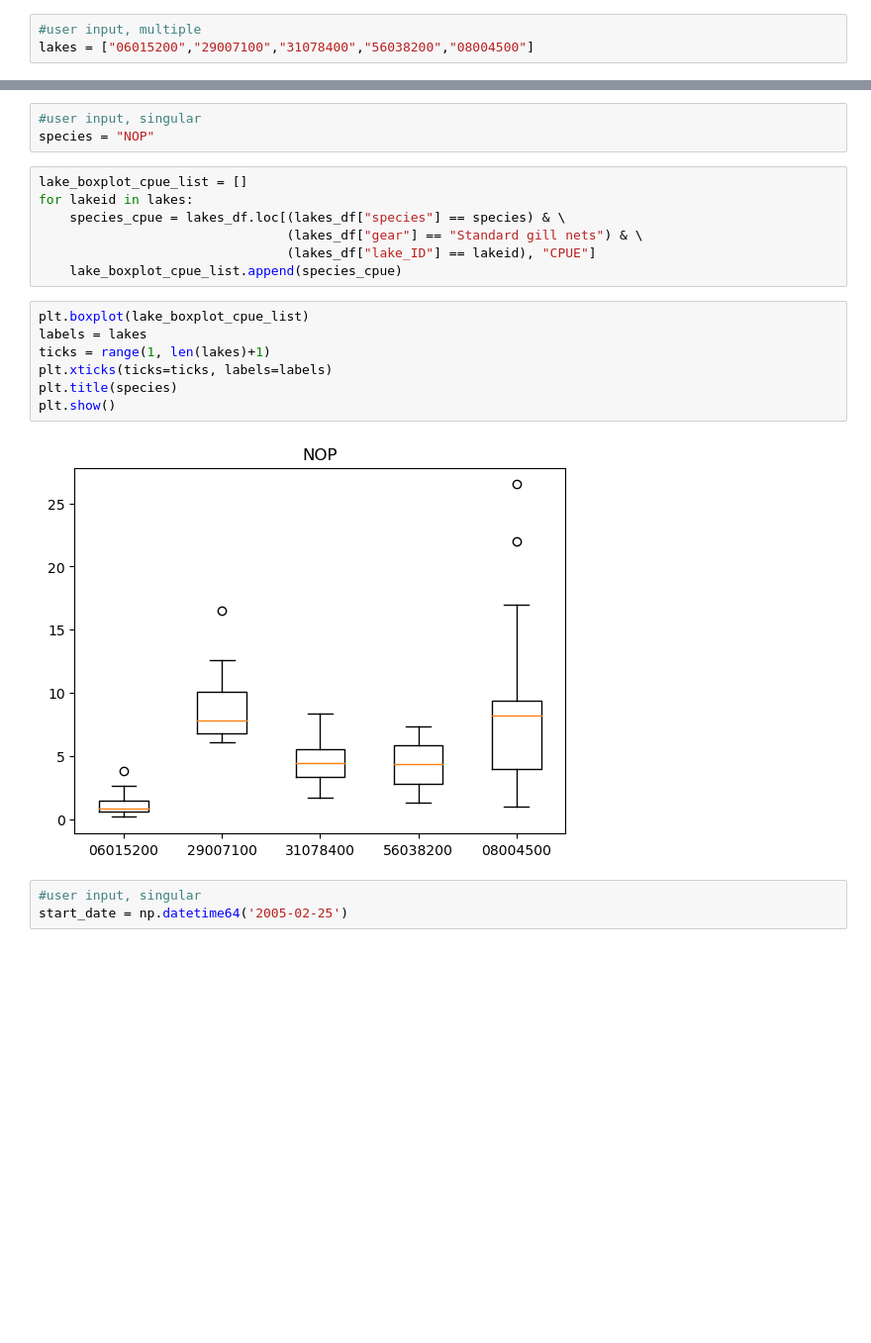
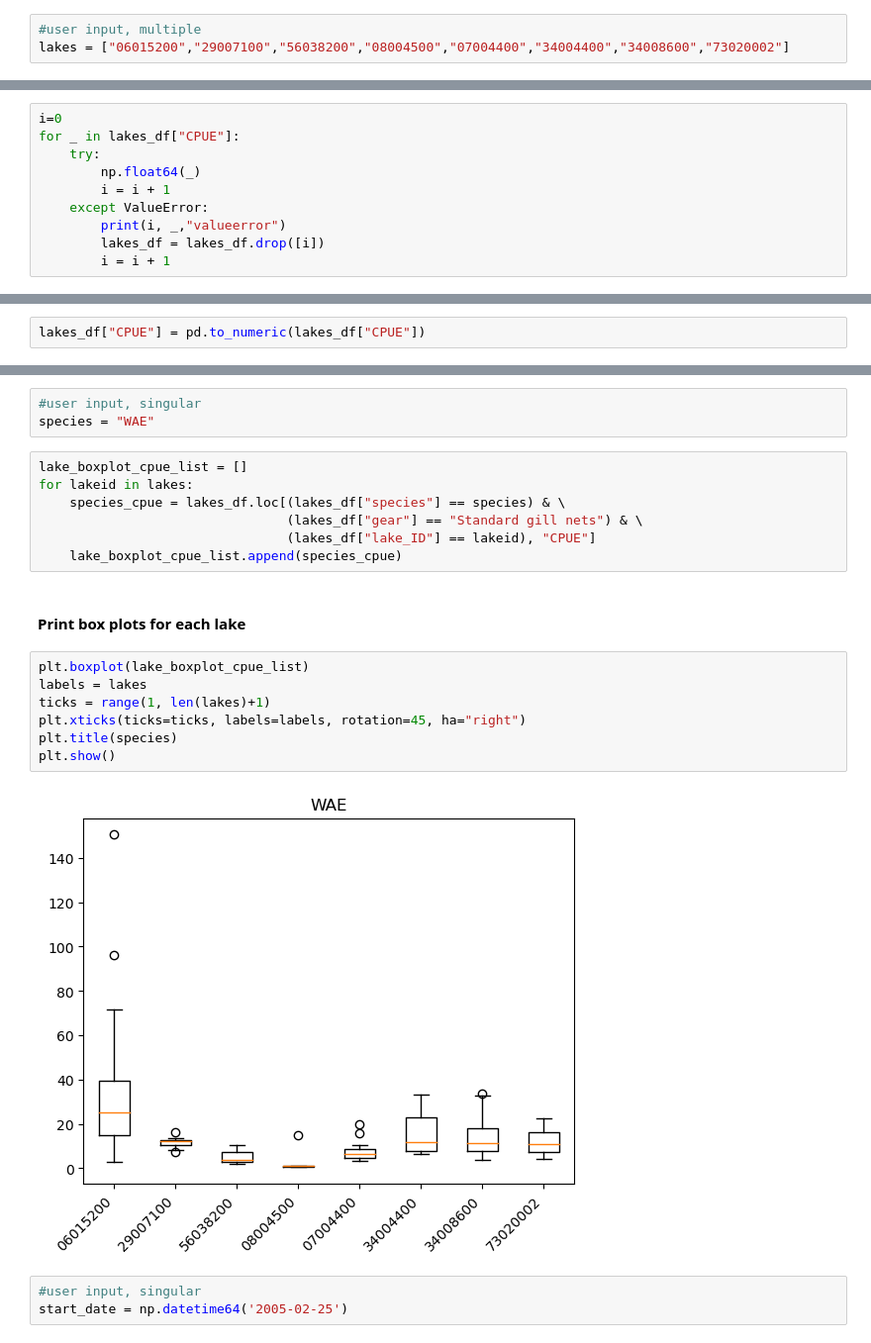
Before and after one commit to lwunderl/Minnesota-Fish-Explorer, a Jupyter notebook: Fish_Survey/fish_analysis.ipynb, the cells around one changed output, grey strips where cells are left out. Shown at 99% size. Cells and saved outputs as stored; diff of their text form; blank space fills up the shorter version.

Commit message:
added data cleaning cell to notebook for cleaning CPUE column

```diff
--- a/Fish_Survey/fish_analysis.ipynb
+++ b/Fish_Survey/fish_analysis.ipynb
@@ -7,7 +7,7 @@ from scipy.stats import linregress
 from datetime import datetime, timezone, timedelta
 # %%
 #user input, multiple
-lakes = ["06015200","29007100","31078400","56038200","08004500"]
+lakes = ["06015200","29007100","56038200","08004500","07004400","34004400","34008600","73020002"]
 # %%
 lakes_data = [pd.read_csv(f"Resources/{x}_catch.csv",converters={"lake_ID": str}) for x in lakes]
 # %%
@@ -27,0 +28,10 @@ lakes_df.head()
+# %%
+i=0
+for _ in lakes_df["CPUE"]:
+    try:
+        np.float64(_)
+        i = i + 1
+    except ValueError:
+        print(i, _,"valueerror")
+        lakes_df = lakes_df.drop([i])
+        i = i + 1
@@ -27,0 +49,2 @@ lakes_df.head()
+# %%
+lakes_df["CPUE"] = pd.to_numeric(lakes_df["CPUE"])
@@ -28,6 +69,6 @@ lakes_df.head()
 # %%
 #user input, singular
-species = "NOP"
+species = "WAE"
 # %%
 lake_boxplot_cpue_list = []
 for lakeid in lakes:
@@ -35,15 +76,17 @@ for lakeid in lakes:
                                 (lakes_df["gear"] == "Standard gill nets") & \
                                 (lakes_df["lake_ID"] == lakeid), "CPUE"]
     lake_boxplot_cpue_list.append(species_cpue)
+# %% [markdown]
+#### Print box plots for each lake
 # %%
 plt.boxplot(lake_boxplot_cpue_list)
 labels = lakes
 ticks = range(1, len(lakes)+1)
-plt.xticks(ticks=ticks, labels=labels)
+plt.xticks(ticks=ticks, labels=labels, rotation=45, ha="right")
 plt.title(species)
 plt.show()
 # %% [output]
-[figure, old version]
+[figure, new version]
 # %%
 #user input, singular
 start_date = np.datetime64('2005-02-25')
```
Also changed, not shown: parts of 6 cells of this notebook, 10 other files.
